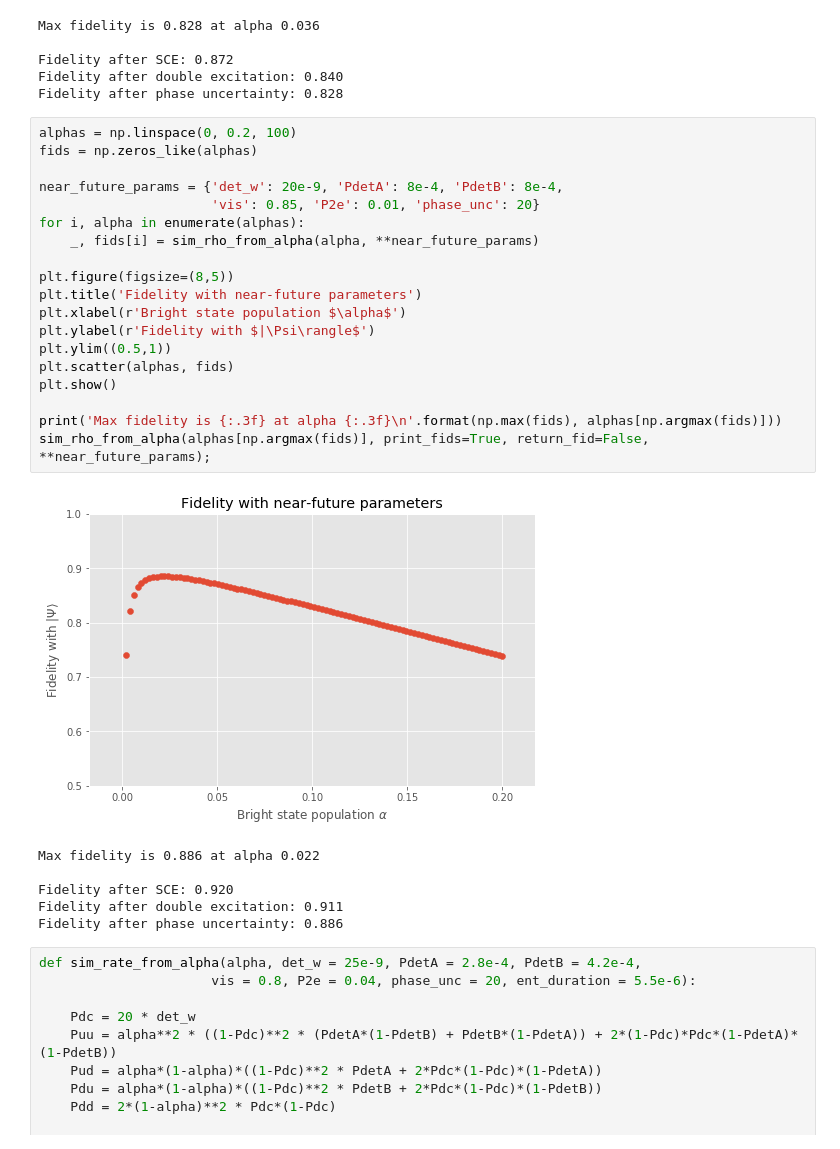
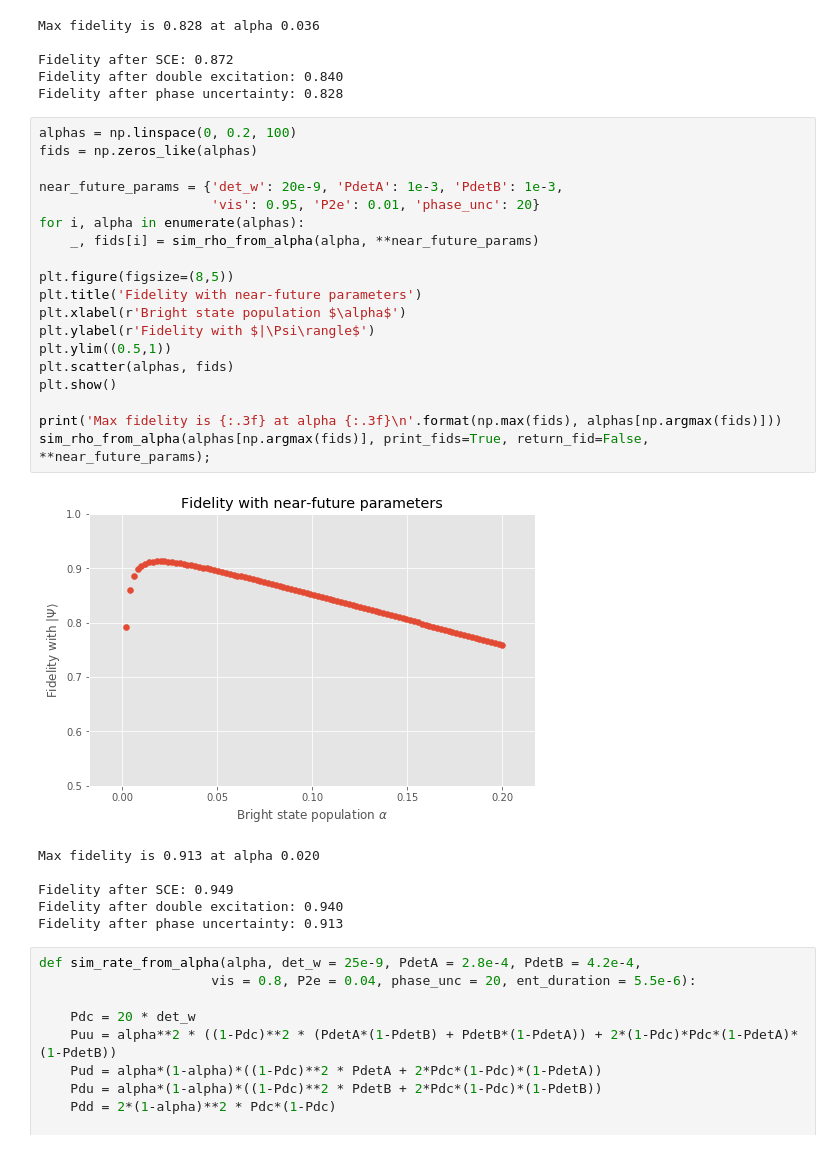
Before and after one commit to matpompili/go-nogo, a Jupyter notebook: Proposal.ipynb, the cells around one changed output. Saved outputs shown, nothing was run; the diff lists cells and outputs as text.

```diff
--- a/Proposal.ipynb
+++ b/Proposal.ipynb
@@ -390,29 +390,29 @@ Fidelity after phase uncertainty: 0.828
 # %%
 alphas = np.linspace(0, 0.2, 100)
 fids = np.zeros_like(alphas)
 
-near_future_params = {'det_w': 20e-9, 'PdetA': 8e-4, 'PdetB': 8e-4,
-                      'vis': 0.85, 'P2e': 0.01, 'phase_unc': 20}
+near_future_params = {'det_w': 20e-9, 'PdetA': 1e-3, 'PdetB': 1e-3,
+                      'vis': 0.95, 'P2e': 0.01, 'phase_unc': 20}
 for i, alpha in enumerate(alphas):
     _, fids[i] = sim_rho_from_alpha(alpha, **near_future_params)
 
 plt.figure(figsize=(8,5))
 plt.title('Fidelity with near-future parameters')
 plt.xlabel(r'Bright state population $\alpha$')
 plt.ylabel(r'Fidelity with $|\Psi\rangle$')
 plt.ylim((0.5,1))
 plt.scatter(alphas, fids)
 plt.show()
 
 print('Max fidelity is {:.3f} at alpha {:.3f}\n'.format(np.max(fids), alphas[np.argmax(fids)]))
 sim_rho_from_alpha(alphas[np.argmax(fids)], print_fids=True, return_fid=False, **near_future_params);
 # %% [output]
-[figure, old version]
+[figure, new version]
-Max fidelity is 0.886 at alpha 0.022
+Max fidelity is 0.913 at alpha 0.020
 
-Fidelity after SCE: 0.920
-Fidelity after double excitation: 0.911
-Fidelity after phase uncertainty: 0.886
+Fidelity after SCE: 0.949
+Fidelity after double excitation: 0.940
+Fidelity after phase uncertainty: 0.913
 # %%
 def sim_rate_from_alpha(alpha, det_w = 25e-9, PdetA = 2.8e-4, PdetB = 4.2e-4,
                       vis = 0.8, P2e = 0.04, phase_unc = 20, ent_duration = 5.5e-6):
```
Also changed, not shown: parts of 5 cells of this notebook, 5 other files.
